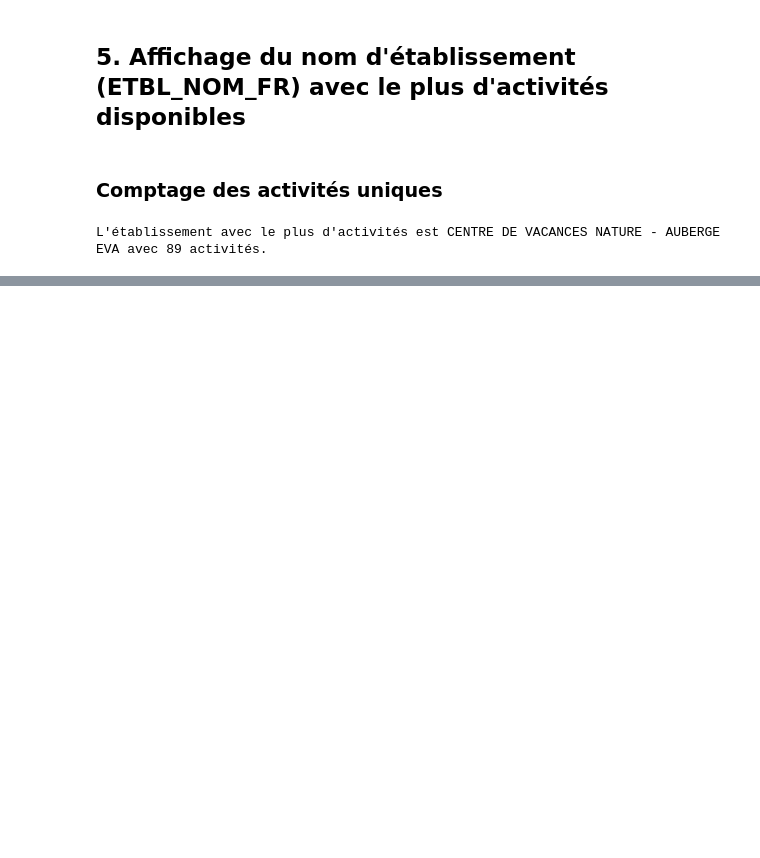
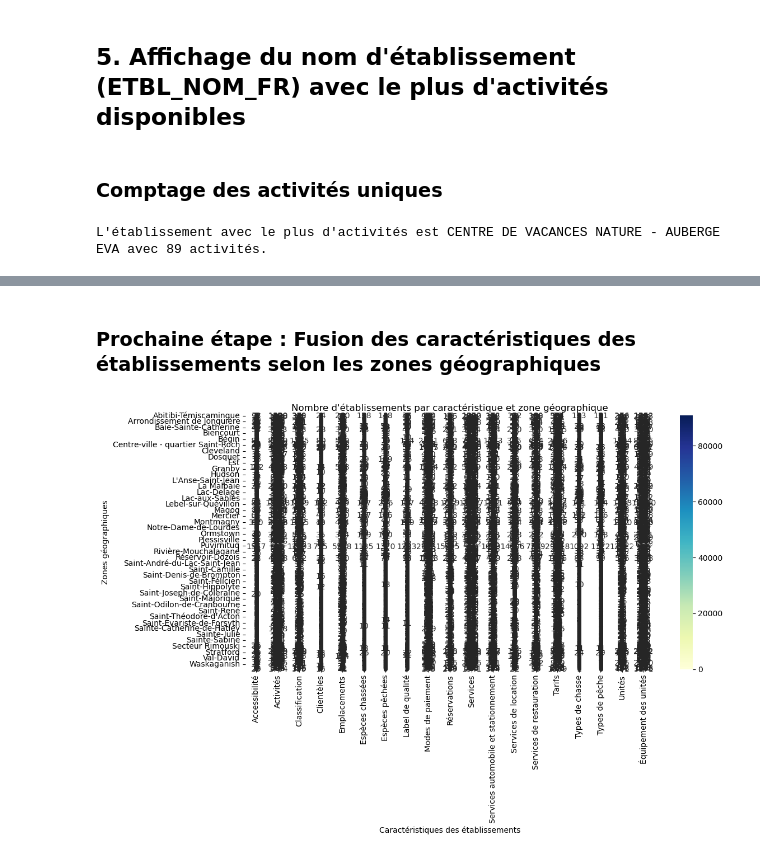
Before and after one commit to syphaxlch/TourismData_Analysis, a Jupyter notebook: Fichier.ipynb, the cells around one changed output, grey strips where cells are left out. Drawn from its saved outputs; the diff is of its cells as text; code cells hidden in the pictures; blank space fills up the shorter version.

```diff
--- a/Fichier.ipynb
+++ b/Fichier.ipynb
@@ -306,0 +404,19 @@ L'établissement avec le plus d'activités est CENTRE DE VACANCES NATURE - AUBER
+# %% [markdown]
+### Prochaine étape : Fusion des caractéristiques des établissements selon les zones géographiques
+# %%
+# Fusionner les DataFrames pour associer les caractéristiques aux zones géographiques
+merged_zone_caract_df = pd.merge(territoires_df, caracteristiques_df, on='ETBL_ID', how='inner')
+
+# Compter le nombre d'établissements par zone géographique et caractéristique
+zone_caract_count = merged_zone_caract_df.groupby(['TERR_ZONE_NOM_FR', 'CARACT_NOM_FR']).size().unstack(fill_value=0)
+
+# Afficher la heatmap de la répartition des caractéristiques par zone géographique
+plt.figure(figsize=(12,8))
+sns.heatmap(zone_caract_count, cmap='YlGnBu', annot=True, fmt='d', linewidths=0.5)
+plt.title('Nombre d\'établissements par caractéristique et zone géographique')
+plt.xlabel('Caractéristiques des établissements')
+plt.ylabel('Zones géographiques')
+plt.tight_layout()
+plt.show()
+# %% [output]
+[figure, added]
```
Also changed, not shown: parts of 12 cells of this notebook.
